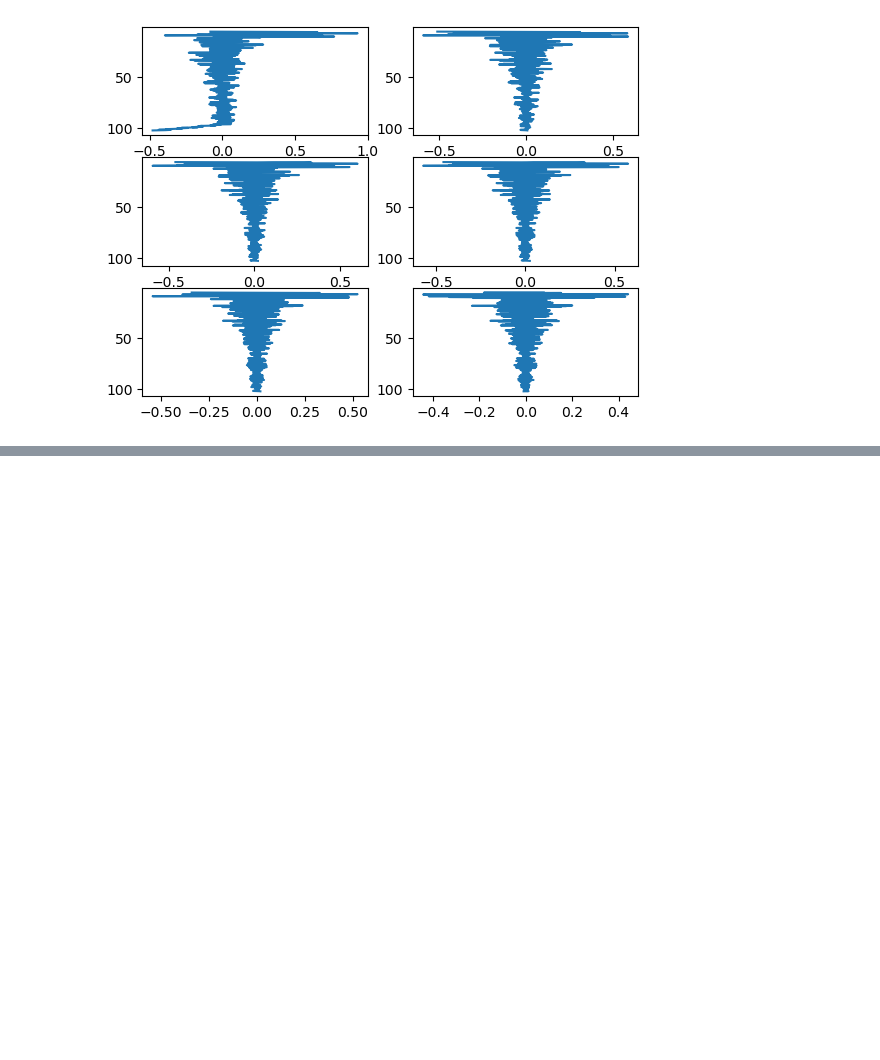
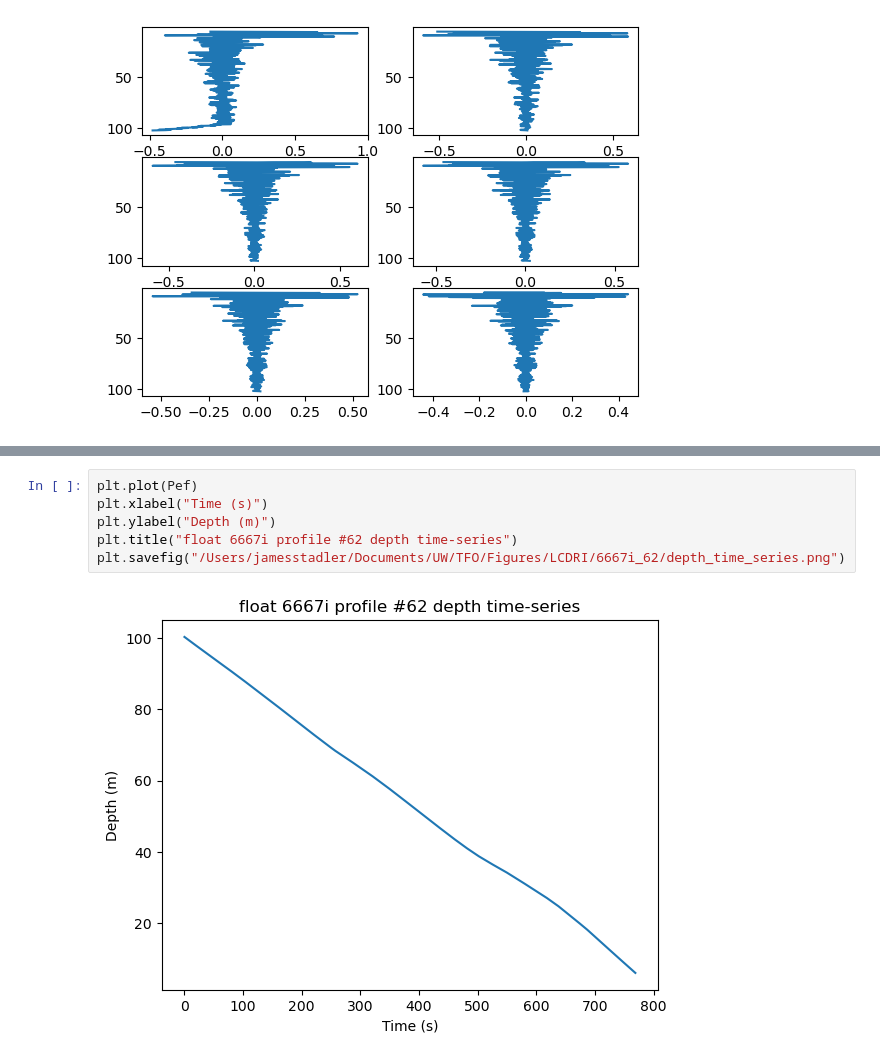
Before and after one commit to jjstadler/EMAPEX_WAVES, a Jupyter notebook: WaveProcessing/Visualize_Fit_Differences.ipynb, the cells around one changed output, grey strips where cells are left out. Drawn from its saved outputs; the diff is of its cells as text; blank space fills up the shorter version.

```diff
--- a/WaveProcessing/Visualize_Fit_Differences.ipynb
+++ b/WaveProcessing/Visualize_Fit_Differences.ipynb
@@ -182,0 +229,8 @@ array([ 8.85058594,  8.85058594,  8.85058594,  8.85058594,  8.85058594,
+# %%
+plt.plot(Pef)
+plt.xlabel("Time (s)")
+plt.ylabel("Depth (m)")
+plt.title("float 6667i profile #62 depth time-series")
+plt.savefig("/Users/jamesstadler/Documents/UW/TFO/Figures/LCDRI/6667i_62/depth_time_series.png")
+# %% [output]
+[figure, added]
```
Also changed, not shown: parts of 3 cells of this notebook, 5 other files.
